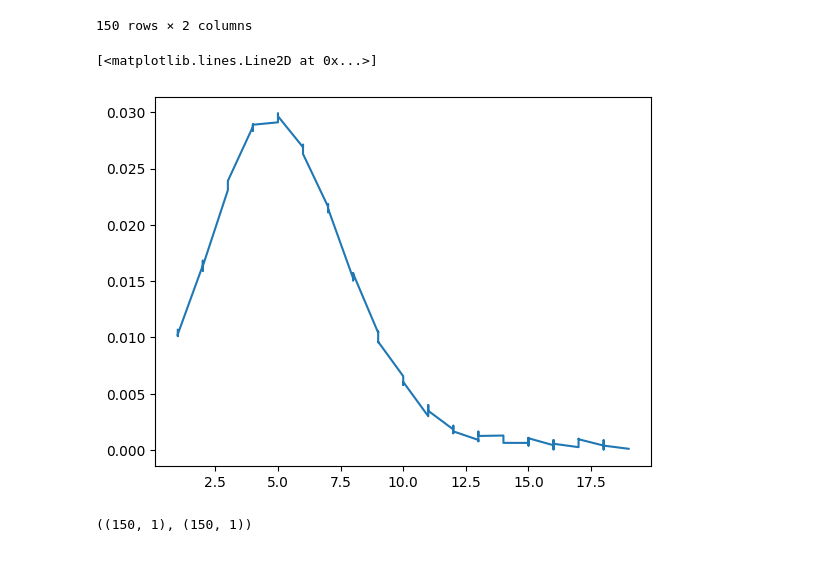
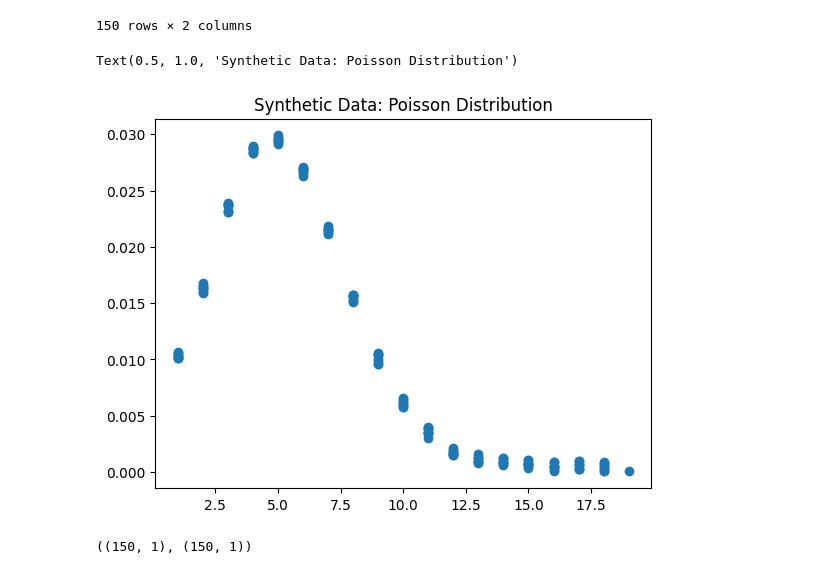
Before and after one commit to kyleosung/Stats_3AT3_Final_Project, a Jupyter notebook: glm_1var_poi.ipynb, the cells around one changed output. Drawn from its saved outputs; the diff is of its cells as text; code cells hidden in the pictures.

```diff
--- a/glm_1var_poi.ipynb
+++ b/glm_1var_poi.ipynb
@@ -29,11 +29,13 @@ df
 # %%
 X = df['X'].to_numpy().reshape(-1, 1)
 y = df['y'].to_numpy().reshape(-1,1)
-# %%
-plt.plot(X,y)
-# %% [output]
-[<matplotlib.lines.Line2D at 0x...>]
-[figure, removed]
+# %%
+plt.scatter(X,y)
+plt.title("Synthetic Data: Poisson Distribution")
+plt.show()
+# %% [output]
+Text(0.5, 1.0, 'Synthetic Data: Poisson Distribution')
+[figure, added]
 # %%
 X.shape, y.shape
 # %% [output]
```
Also changed, not shown: 2 other files.
